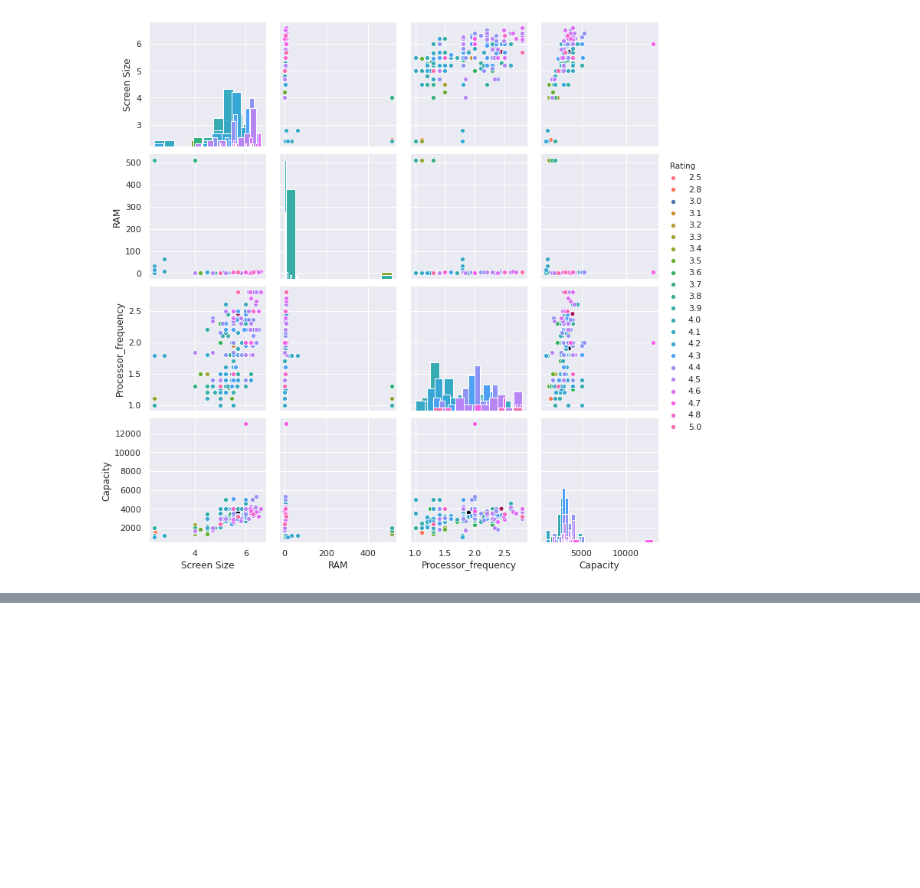
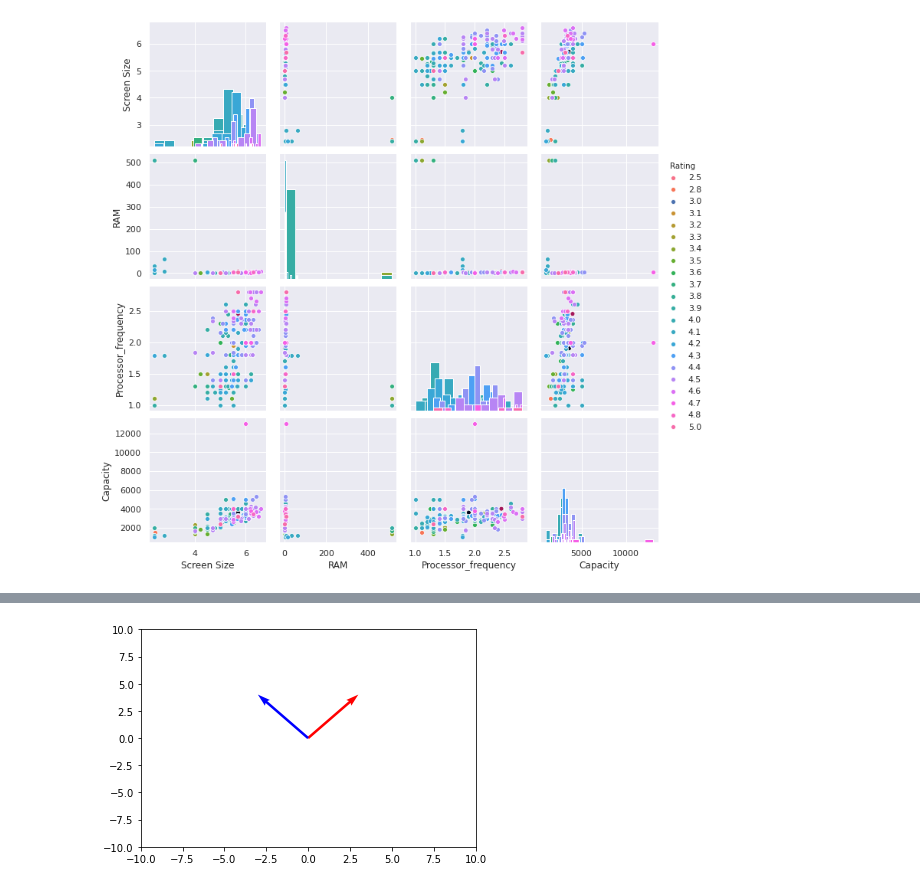
Before and after one commit to Arpitkamal/Deep-Learning---Getting-Started, a Jupyter notebook: Python_basics+Linear_Algebra.ipynb, the cells around one changed output, grey strips where cells are left out. Drawn from its saved outputs; the diff is of its cells as text; code cells hidden in the pictures; blank space fills up the shorter version.

```diff
--- a/Python_basics+Linear_Algebra.ipynb
+++ b/Python_basics+Linear_Algebra.ipynb
@@ -250,0 +357,8 @@ ERROR! Session/line number was not unique in database. History logging moved to
+# %%
+plt.quiver(0,0,3,4, scale_units='xy', angles='xy', scale=1, color='r')
+plt.quiver(0,0,-3,4, scale_units='xy', angles='xy', scale=1, color='b')
+plt.xlim(-10,10)
+plt.ylim(-10,10)
+plt.show()
+# %% [output]
+[figure, added]
```
Also changed, not shown: parts of 52 cells of this notebook.
